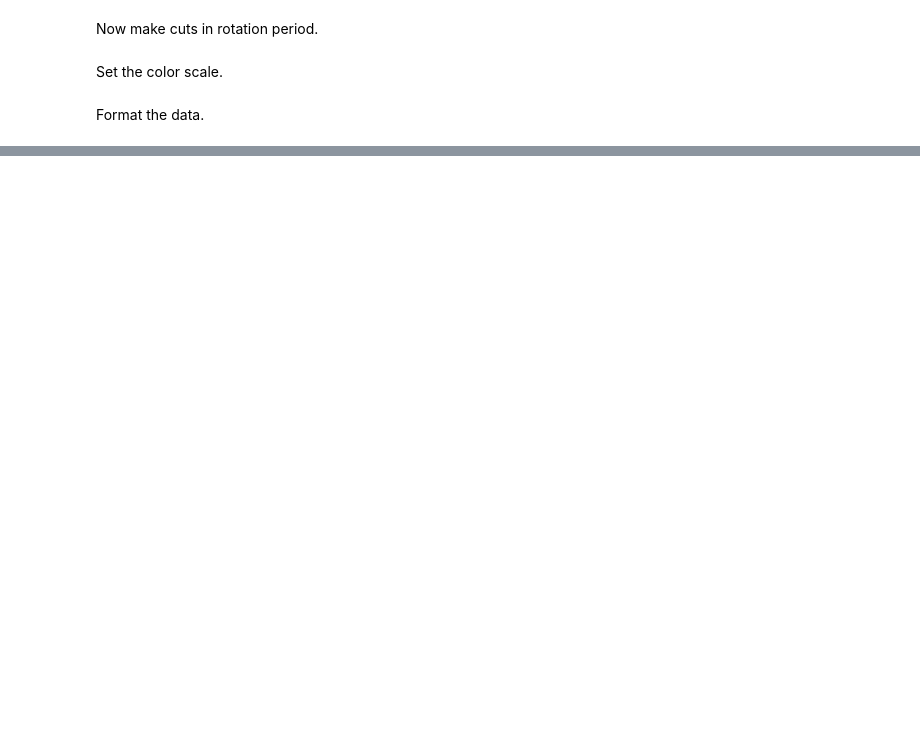
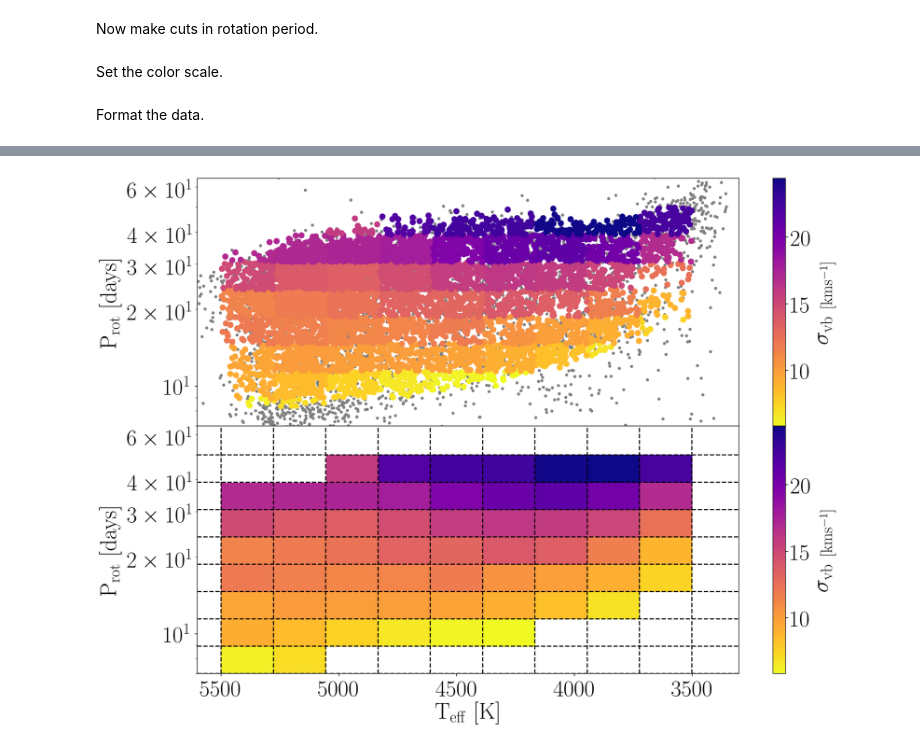
Before and after one commit to RuthAngus/kinematics-and-rotation, a Jupyter notebook: Main_figure.ipynb, the cells around one changed output, grey strips where cells are left out. Cells and saved outputs as stored; diff of their text form; code cells hidden in the pictures; blank space fills up the shorter version.

```diff
--- a/Main_figure.ipynb
+++ b/Main_figure.ipynb
@@ -266,0 +280,65 @@ prgba = cmap(pcolor_values)
+# %%
+fig = plt.figure(figsize=(16, 12), dpi=200)
+ax3 = fig.add_subplot(211)
+
+ax3.plot(gaia_mc1.color_teffs, gaia_mc1.Prot, ".", color=".5", rasterized=True, zorder=0)
+
+# for i, m in enumerate(age_masks):
+for i, m in enumerate(period_masks):
+    v_clipped, clipping_mask = sigma_clip(v[m], 3)
+
+    for j in range(len(tbins)-1):
+        tm = (x[m][clipping_mask] > tbins[j]) * (x[m][clipping_mask] < tbins[j+1])
+        cb1 = plt.scatter(x[m][clipping_mask][tm], y[m][clipping_mask][tm],
+                          c=np.ones_like(y[m][clipping_mask][tm])*pds[i, j],
+#                           c=np.ones_like(y[m][clipping_mask][tm])*ds[i, j],
+                          vmin=pvmin, vmax=pvmax,
+                          rasterized=True, zorder=1, s=50, cmap="plasma_r")
+
+plt.colorbar(cb1, label="$\sigma_\mathrm{vb~[kms^{-1}]}$")
+# ax1.xlabel("$\mathrm{T_{eff}~[K]}$")
+ax3.set_ylabel("$\mathrm{P_{rot}~[days]}$")
+ax3.set_xlim(xlim)
+ax3.set_yscale("log")
+ax3.set_ylim(7, 65)
+plt.setp(ax3.get_xticklabels(), visible=False)
+
+ax4 = fig.add_subplot(212, sharex=ax3)
+# plt.plot(gaia_mc1.color_teffs, gaia_mc1.Prot, ".", color=".1", alpha=.1, ms=2,
+#          mec="none", rasterized=True, zorder=1)
+# plt.plot(gaia_mc.color_teffs, gaia_mc.Prot, "ko", mec="k", ms=.5,
+#          alpha=.2, rasterized=True, zorder=3)
+
+for i, m in enumerate(period_masks):
+    ax4.axhline(period_bins[i], color="k", ls="--")
+
+    v_clipped, clipping_mask = sigma_clip(v[m], 3)
+
+    for j in range(len(tbins)-1):
+        tm = (x[m][clipping_mask] > tbins[j]) * (x[m][clipping_mask] < tbins[j+1])
+        cb1 = plt.scatter(x[m][clipping_mask][tm], y[m][clipping_mask][tm],
+                          c=np.ones_like(y[m][clipping_mask][tm])*pds[i, j],
+                          vmin=pvmin, vmax=pvmax, # edgecolor="k",
+                          rasterized=True, zorder=2, s=1, cmap="plasma_r")
+
+        xs = np.linspace(tbins[j], tbins[j+1], 10)
+        color = prgba_plasma[i, j]
+        if not np.isfinite(pds[i, j]):
+            color = "w"
+        ax4.fill_between(xs, np.ones_like(xs)*period_bins[i], np.ones_like(xs)*period_bins[i+1],
+                         color=color, zorder=1)
+
+ax4.axhline(period_bins[-1], color="k", ls="--")
+for t in tbins:
+    ax4.axvline(t, color="k", ls="--")
+
+plt.colorbar(cb1, label="$\sigma_\mathrm{vb~[kms^{-1}]}$")
+ax4.set_xlabel("$\mathrm{T_{eff}~[K]}$")
+ax4.set_ylabel("$\mathrm{P_{rot}~[days]}$")
+ax4.set_xlim(xlim)
+ax4.set_yscale("log")
+ax4.set_ylim(7, 65)
+# plt.tight_layout()
+plt.subplots_adjust(hspace=0)
+plt.savefig("paper/vplot.pdf")
+# %% [output]
@@ -267,2 +361,3 @@ prgba = cmap(pcolor_values)
+[figure, added]
 # %%
 plt.figure(figsize=(10, 5), dpi=200)
```
Also changed, not shown: parts of 11 cells of this notebook.
